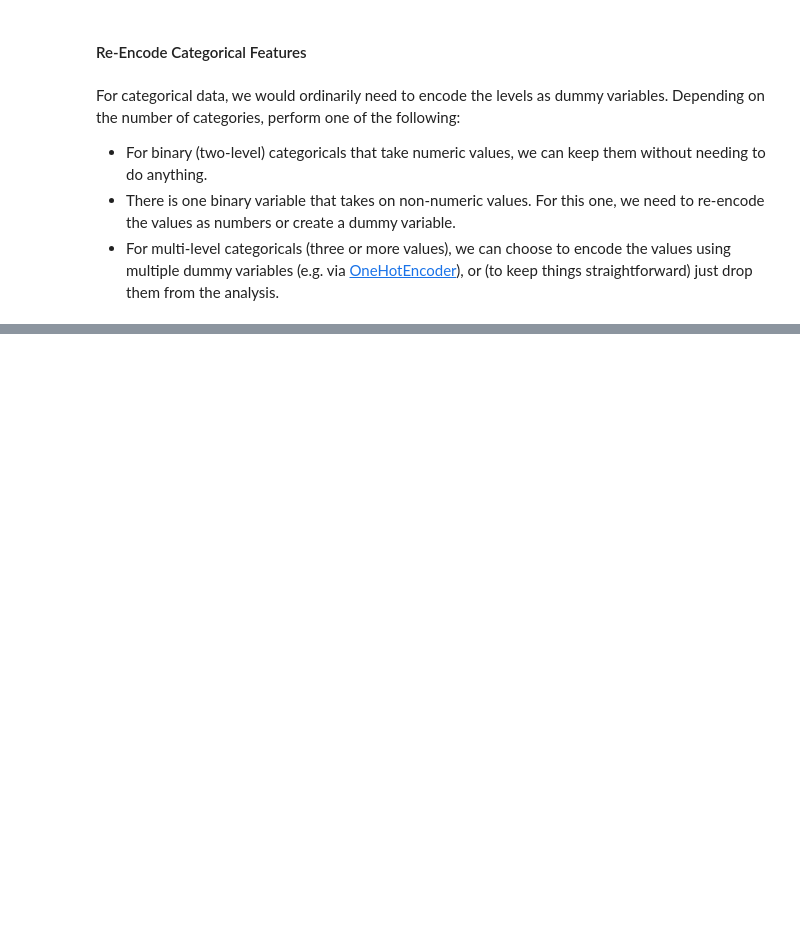
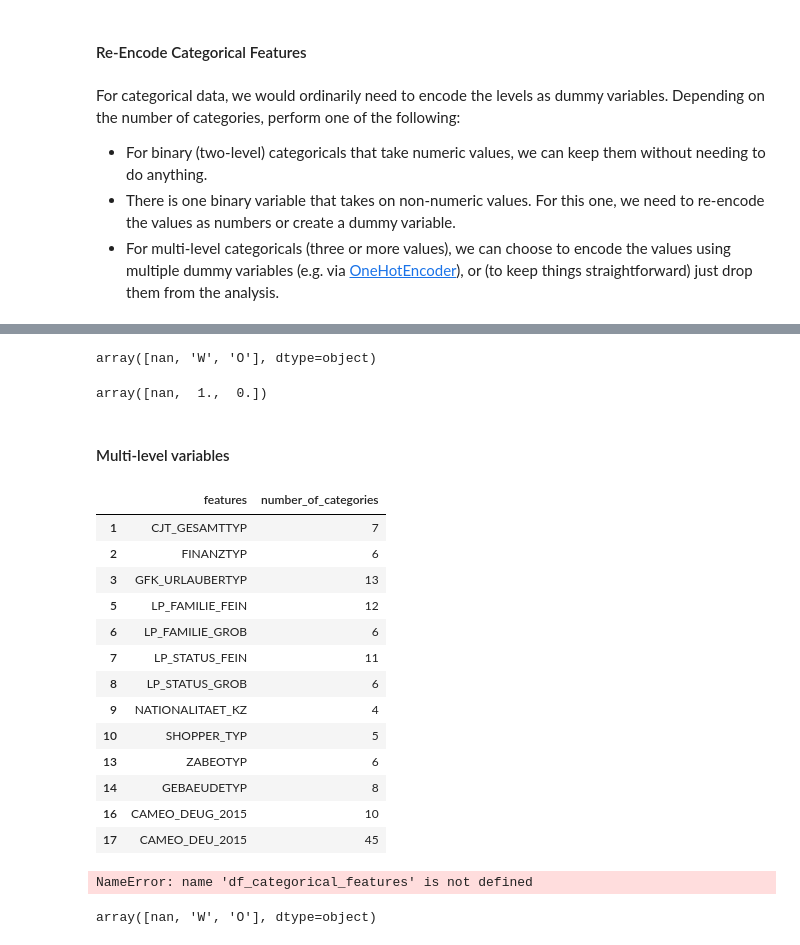
Before and after one commit to leonisawesome/identify_customer_segments, a Jupyter notebook: identify_customer_segment.ipynb, the cells around one changed output, grey strips where cells are left out. Saved outputs shown, nothing was run; the diff lists cells and outputs as text; code cells hidden in the pictures; blank space fills up the shorter version.

```diff
--- a/identify_customer_segment.ipynb
+++ b/identify_customer_segment.ipynb
@@ -371,3 +371,21 @@ For categorical data, we would ordinarily need to encode the levels as dummy var
 - For binary (two-level) categoricals that take numeric values, we can keep them without needing to do anything.
 - There is one binary variable that takes on non-numeric values. For this one, we need to re-encode the values as numbers or create a dummy variable.
 - For multi-level categoricals (three or more values), we can choose to encode the values using multiple dummy variables (e.g. via [OneHotEncoder](http://scikit-learn.org/stable/modules/generated/sklearn.preprocessing.OneHotEncoder.html)), or (to keep things straightforward) just drop them from the analysis.
+# %%
+#Assess categorical variables:
+categorical_features = df_feat_sum[df_feat_sum["type"]=="categorical"]["attribute"]
+df_categorical_features = pd.DataFrame()
+def classify_features(df_azdias):
+    features = []
+    number_of_categories = []
+    for feature in categorical_features:
+        if feature in list(df_azdias):
+            features.append(feature)
+            number_of_categories.append(len(df_azdias[feature].unique()))
+        else:
+            pass
+    df_categorical_features['features'] = features
+    df_categorical_features['number_of_categories'] = number_of_categories
+
+
+classify_features(df_azdias)
@@ -373,0 +404,5 @@ For categorical data, we would ordinarily need to encode the levels as dummy var
+# %%
+#Values...  This is binary but needs to be re-encoded since it uses non-numeric values ('W' for West and 'O' for East).
+df_azdias['OST_WEST_KZ'].unique()
+# %% [output]
+array([nan, 'W', 'O'], dtype=object)
@@ -374 +416,28 @@ For categorical data, we would ordinarily need to encode the levels as dummy var
+# %%
+df_azdias['OST_WEST_KZ'].unique()
+# %% [output]
+array([nan,  1.,  0.])
+# %% [markdown]
+#### Multi-level variables
+# %%
+df_categorical_features.query('number_of_categories > 3')
+# %% [output]
+|  | features | number_of_categories |
+| 1 | CJT_GESAMTTYP | 7 |
+| 2 | FINANZTYP | 6 |
+| 3 | GFK_URLAUBERTYP | 13 |
+| 5 | LP_FAMILIE_FEIN | 12 |
+| 6 | LP_FAMILIE_GROB | 6 |
+| 7 | LP_STATUS_FEIN | 11 |
+| 8 | LP_STATUS_GROB | 6 |
+| 9 | NATIONALITAET_KZ | 4 |
+| 10 | SHOPPER_TYP | 5 |
+| 13 | ZABEOTYP | 6 |
+| 14 | GEBAEUDETYP | 8 |
+| 16 | CAMEO_DEUG_2015 | 10 |
+| 17 | CAMEO_DEU_2015 | 45 |
+# %%
+df_categorical_features.query('number_of_categories <= 3')
+# %% [output]
+NameError: name 'df_categorical_features' is not defined
 # %%
@@ -375,0 +445,4 @@ For categorical data, we would ordinarily need to encode the levels as dummy var
+# %%
+df_azdias['OST_WEST_KZ'].unique()
+# %% [output]
+array([nan, 'W', 'O'], dtype=object)
```
Also changed, not shown: parts of 10 cells of this notebook.
